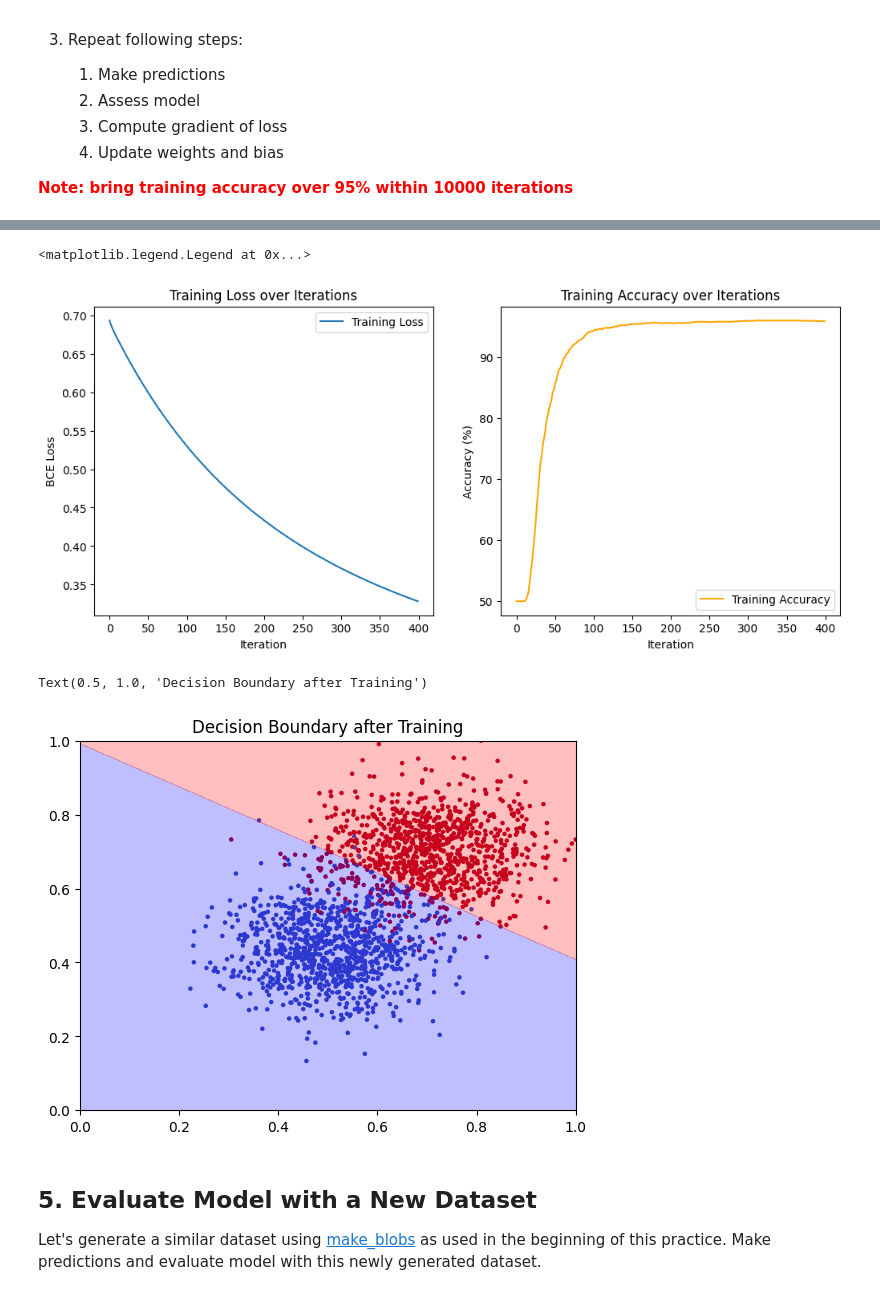
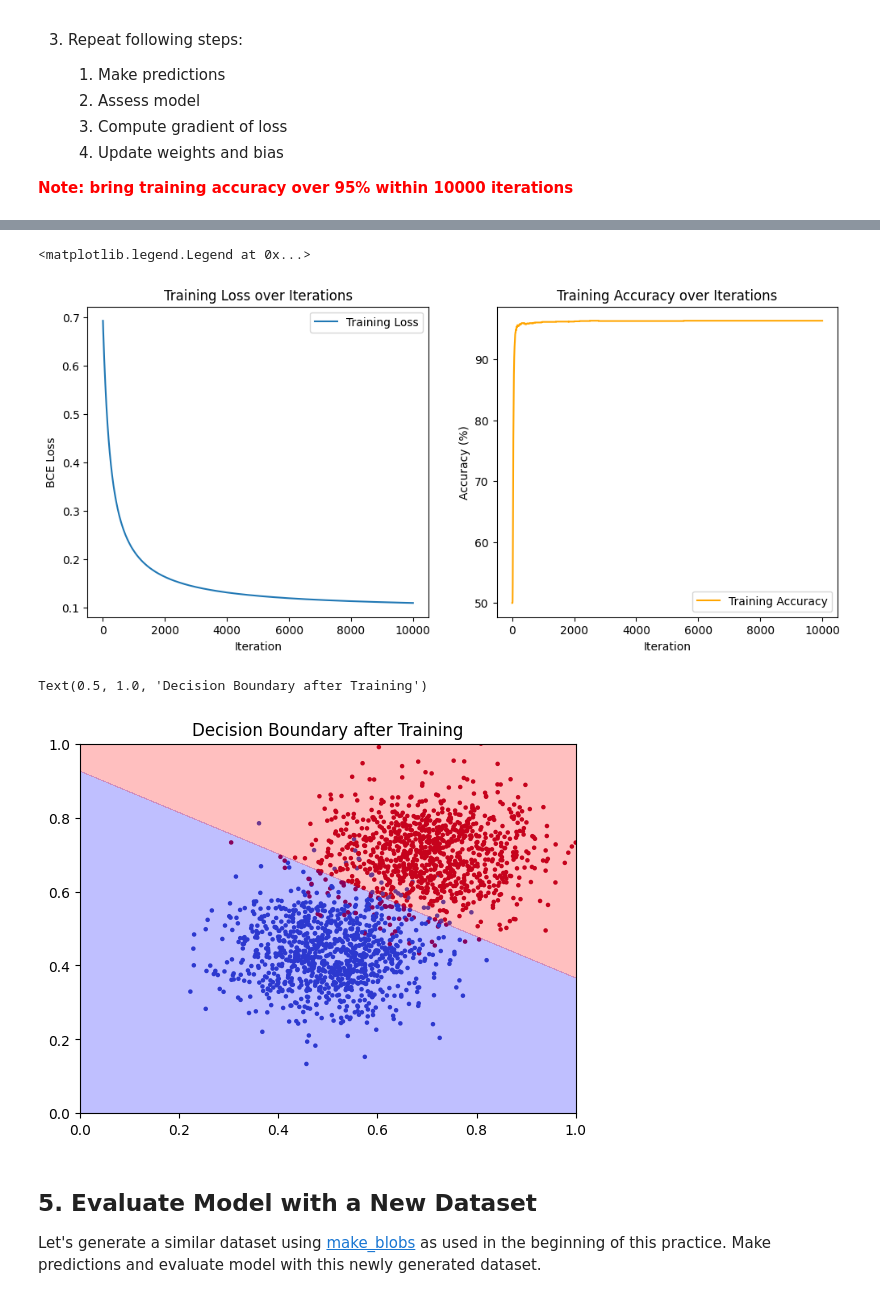
Before and after one commit to UCAEngineeringPhysics/a3-binary-logistic-regression-elizabeth-1336, a Jupyter notebook: binary_logistic_regression.ipynb, the cells around one changed output, grey strips where cells are left out. Saved outputs shown, nothing was run; the diff lists cells and outputs as text; code cells hidden in the pictures.

```diff
--- a/binary_logistic_regression.ipynb
+++ b/binary_logistic_regression.ipynb
@@ -322,7 +322,7 @@ b = np.random.normal(0, 1e-4) # Initialize bias
 
 # Set hyperparameters
 learning_rate = 0.5
-num_iters = 400
+num_iters = 10000
 
 # Reserve loss and accuracy storage
 losses_train = []
@@ -381,5 +381,5 @@ Iteration 400/400, Loss: 0.3283, Accuracy: 95.85%
 <matplotlib.legend.Legend at 0x...>
-[figure, old version]
+[figure, new version]
 # %%
 # Visualize decision boundary after training
 plt.scatter(features_train[:, 0], features_train[:, 1], s=5*np.ones(labels_train.size), c=labels_train, cmap='coolwarm')
@@ -390,7 +390,7 @@ plt.contourf(xx, yy, zz, levels=[-np.inf, 0, np.inf], colors=['blue', 'red'], al
 plt.title('Decision Boundary after Training')
 # %% [output]
 Text(0.5, 1.0, 'Decision Boundary after Training')
-[figure, old version]
+[figure, new version]
 # %% [markdown]
 ## 5. Evaluate Model with a New Dataset
 Let's generate a similar dataset using [make_blobs](https://scikit-learn.org/stable/modules/generated/sklearn.datasets.make_blobs.html#sklearn.datasets.make_blobs) as used in the beginning of this practice.
```
Also changed, not shown: parts of 5 cells of this notebook.
